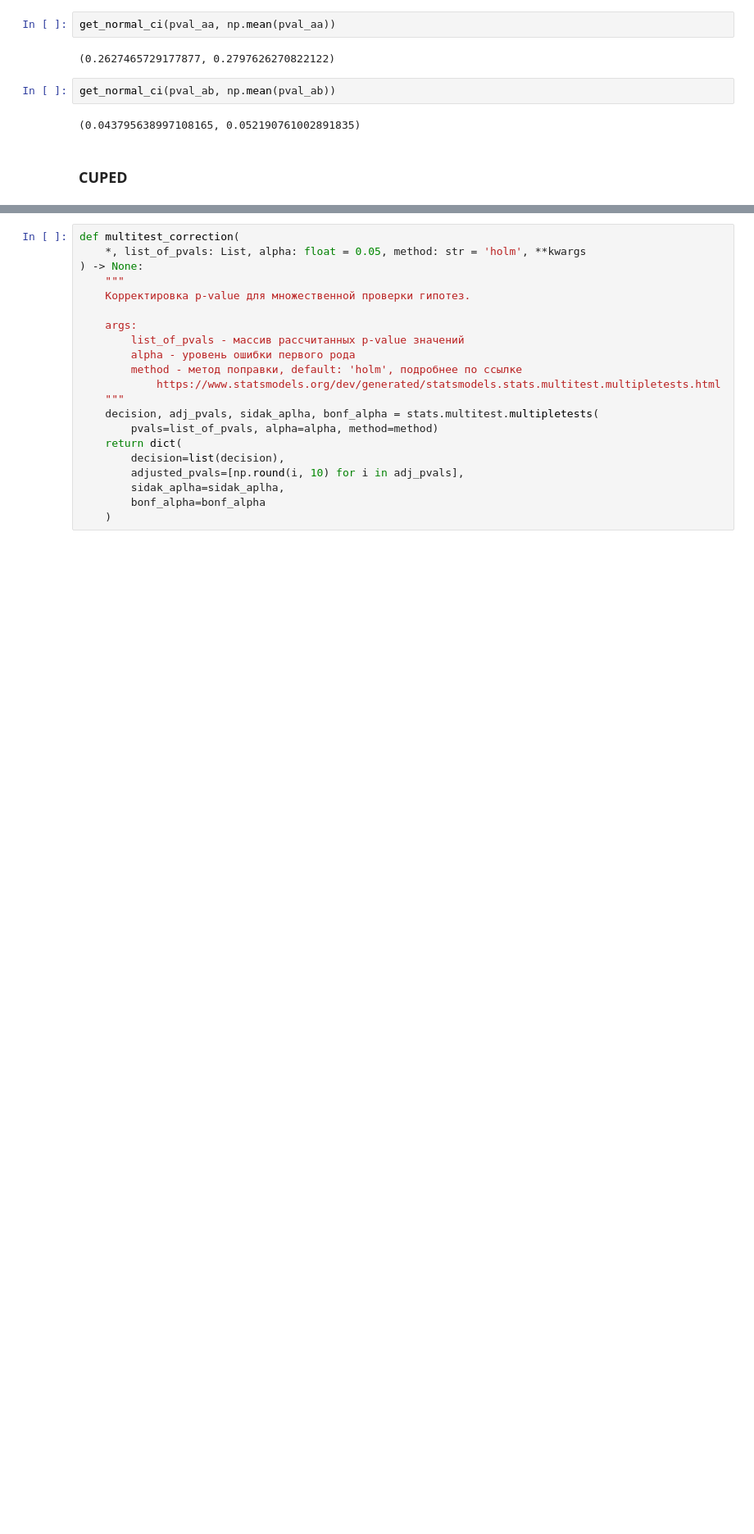
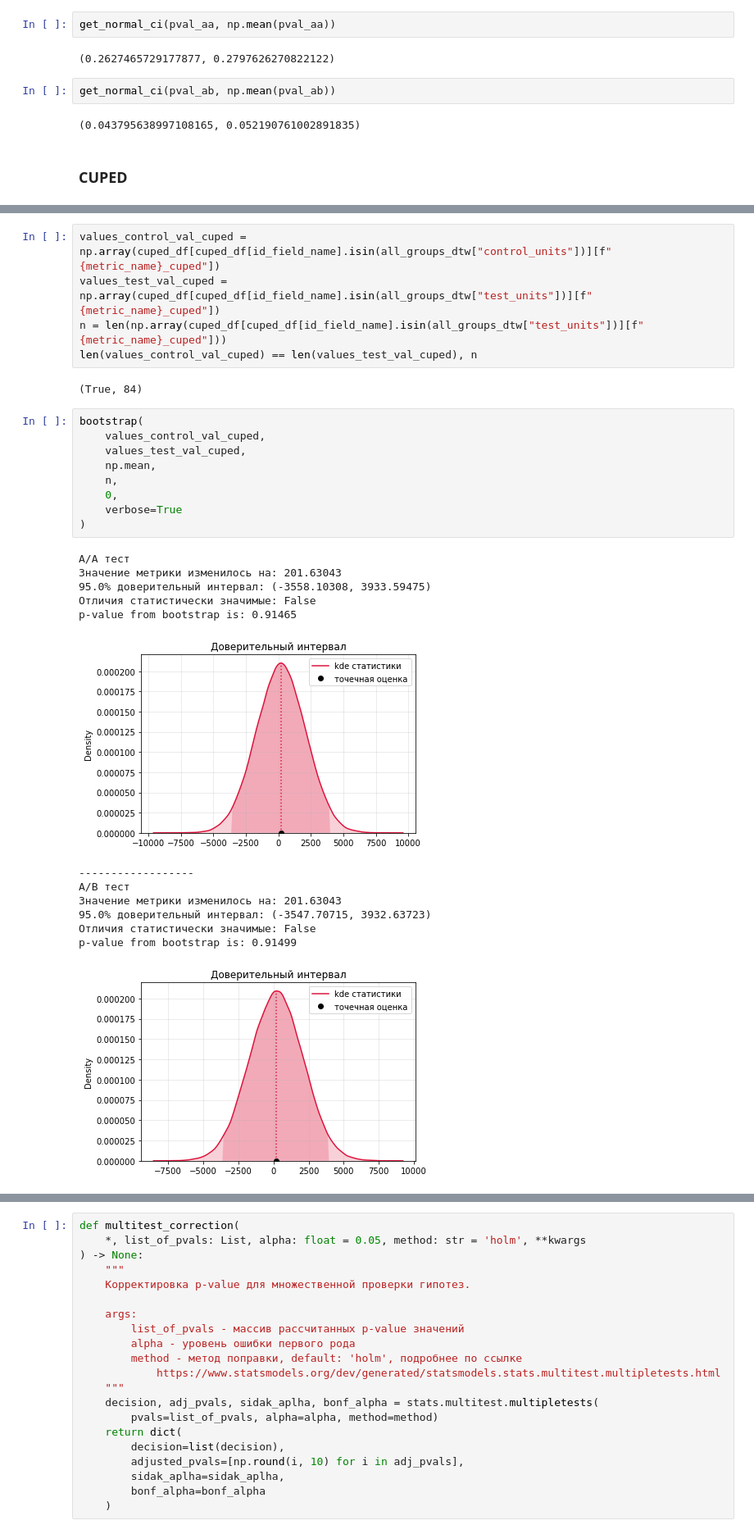
Before and after one commit to repinmihail/TestLab, a Jupyter notebook: development/offline-tests-pipline.ipynb, the cells around one changed output, grey strips where cells are left out. Shown: that part at 82% size. Drawn from its saved outputs; the diff is of its cells as text; blank space fills up the shorter version.

```diff
--- a/development/offline-tests-pipline.ipynb
+++ b/development/offline-tests-pipline.ipynb
@@ -782,0 +808,30 @@ calculate_cuped_metric(
+# %%
+values_control_val_cuped = np.array(cuped_df[cuped_df[id_field_name].isin(all_groups_dtw["control_units"])][f"{metric_name}_cuped"])
+values_test_val_cuped = np.array(cuped_df[cuped_df[id_field_name].isin(all_groups_dtw["test_units"])][f"{metric_name}_cuped"])
+n = len(np.array(cuped_df[cuped_df[id_field_name].isin(all_groups_dtw["test_units"])][f"{metric_name}_cuped"]))
+len(values_control_val_cuped) == len(values_test_val_cuped), n
+# %% [output]
+(True, 84)
+# %%
+bootstrap(
+    values_control_val_cuped,
+    values_test_val_cuped,
+    np.mean,
+    n,
+    0,
+    verbose=True
+)
+# %% [output]
+A/A тест
+Значение метрики изменилось на: 201.63043
+95.0% доверительный интервал: (-3558.10308, 3933.59475)
+Отличия статистически значимые: False
+p-value from bootstrap is: 0.91465
+[figure, added]
+------------------
+A/B тест
+Значение метрики изменилось на: 201.63043
+95.0% доверительный интервал: (-3547.70715, 3932.63723)
+Отличия статистически значимые: False
+p-value from bootstrap is: 0.91499
+[figure, added]
```
Also changed, not shown: parts of 51 cells of this notebook, 2 other files.
